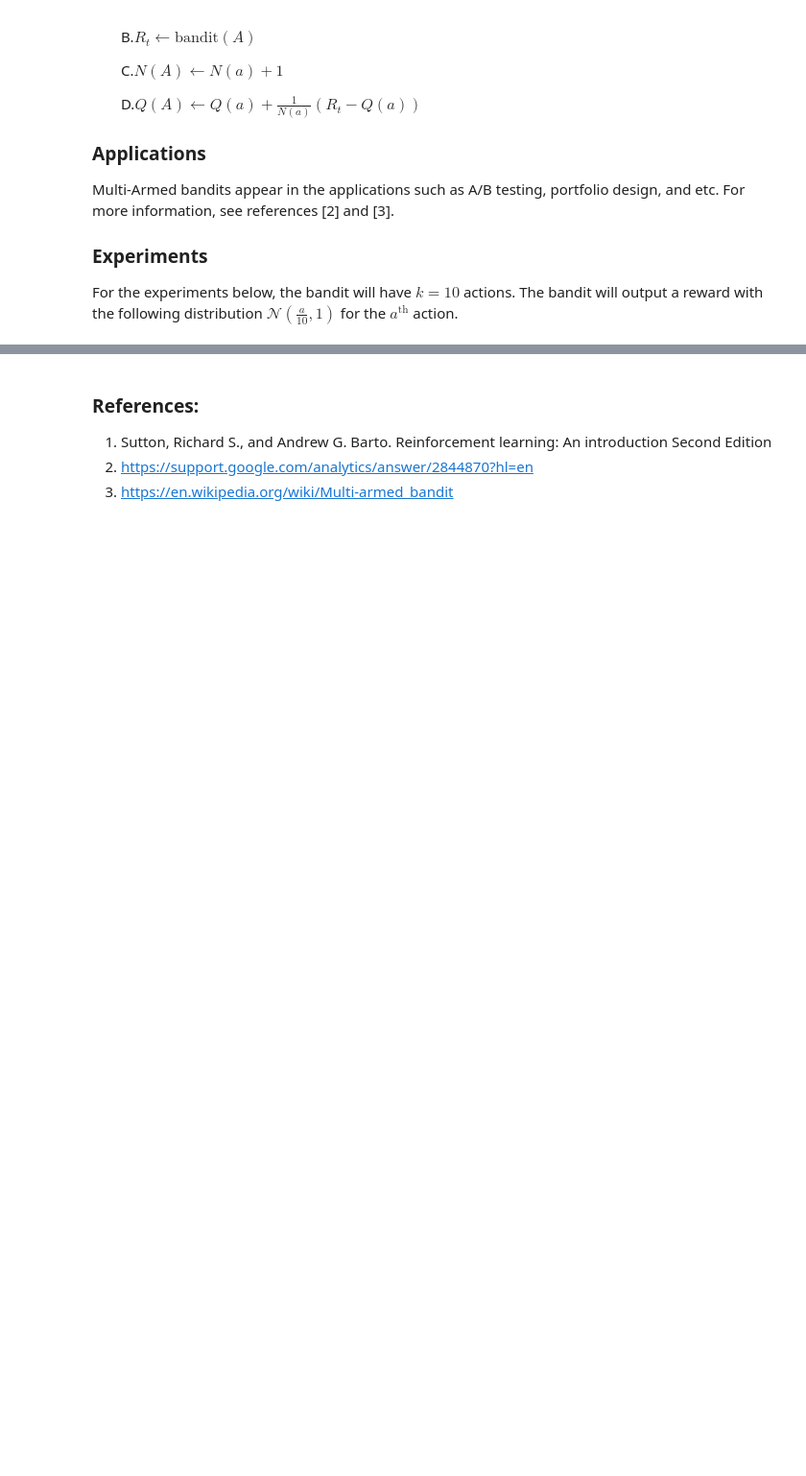
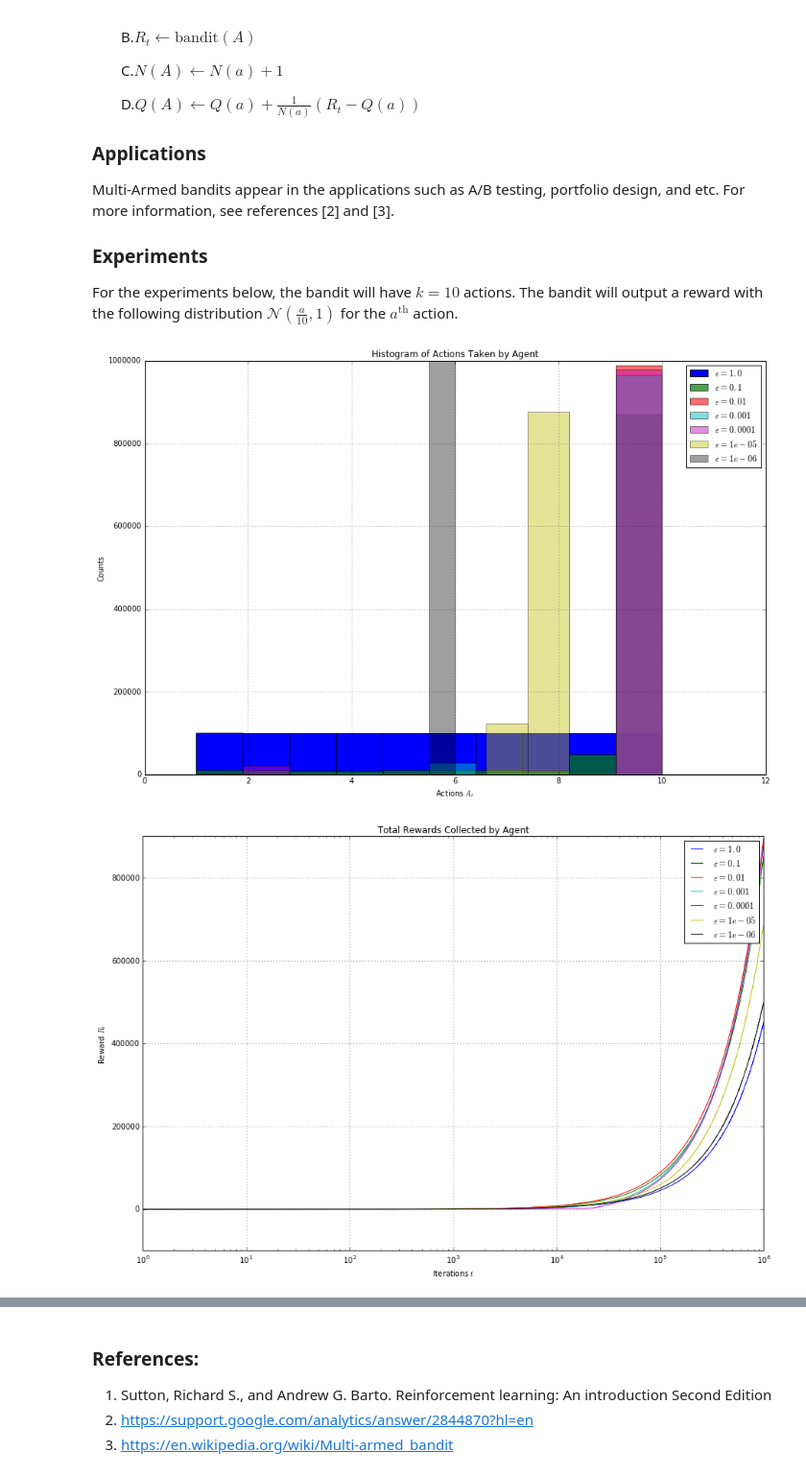
Before and after one commit to ceroytres/ipython-notebooks, a Jupyter notebook: ML/eps_bandits.ipynb, the cells around one changed output, grey strips where cells are left out. Shown: that part at 96% size. Drawn from its saved outputs; the diff is of its cells as text; code cells hidden in the pictures; blank space fills up the shorter version.

```diff
--- a/ML/eps_bandits.ipynb
+++ b/ML/eps_bandits.ipynb
@@ -109,36 +109,39 @@ if __name__=="__main__":
     plt.figure(figsize=(15,10))
     for r in xrange(runs):
         eps=base_eps/np.power(10,r)
-        plt.hist(A_player[r]+1,bins=10,label=r'$\varepsilon='+str(eps)+'$',alpha=1./(r+1))
-    plt.xlabel(r'Iterations $t$')
-    plt.ylabel(r'Action $a_t$')
+        plt.hist(A_player[r]+1,bins=10,label=r'$\varepsilon='+str(eps)+'$',alpha=1./np.sqrt(r+1))
+    plt.xlabel(r'Actions $A_t$')
+    plt.ylabel(r'Counts')
     plt.title('Histogram of Actions Taken by Agent')
     plt.grid()
     plt.legend()
     plt.show()
 
     plt.figure(figsize=(15,10))
     for r in xrange(runs):
         eps=base_eps/np.power(10,r)
         tot_R=R_player[r].cumsum()
         plt.semilogx(tot_R,label=r'$\varepsilon='+str(eps)+'$')
     plt.xlabel(r'Iterations $t$')
     plt.ylabel(r'Reward $R_t$')
     plt.title('Total Rewards Collected by Agent')
     plt.grid()
     plt.legend()
     plt.show()
 
 
     plt.figure(figsize=(15,10))
     for r in xrange(runs):
         eps=base_eps/np.power(10,r)
         tot_R=R_player[r].cumsum()
         avg_R=tot_R/(np.arange(1,T+1)*1.)
         plt.semilogx(avg_R,label=r'$\varepsilon='+str(eps)+'$')
     plt.xlabel(r'Iterations $t$')
     plt.legend()
     plt.grid()
     plt.ylabel(r'Average Reward $\bar{R}_t$')
     plt.title('Average Rewards Collected by Agent')
     plt.show()
+# %% [output]
+[figure, added]
+[figure, added]
```
Also changed, not shown: parts of 1 cell of this notebook.
